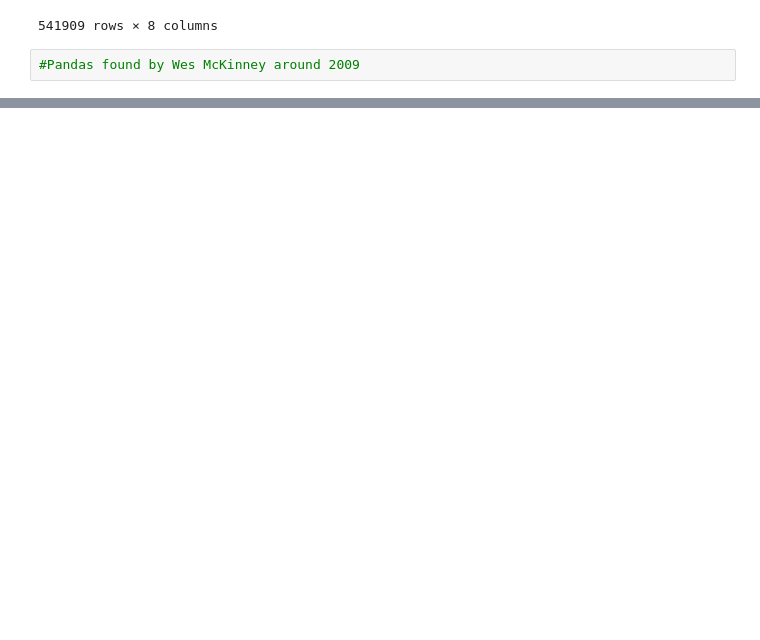
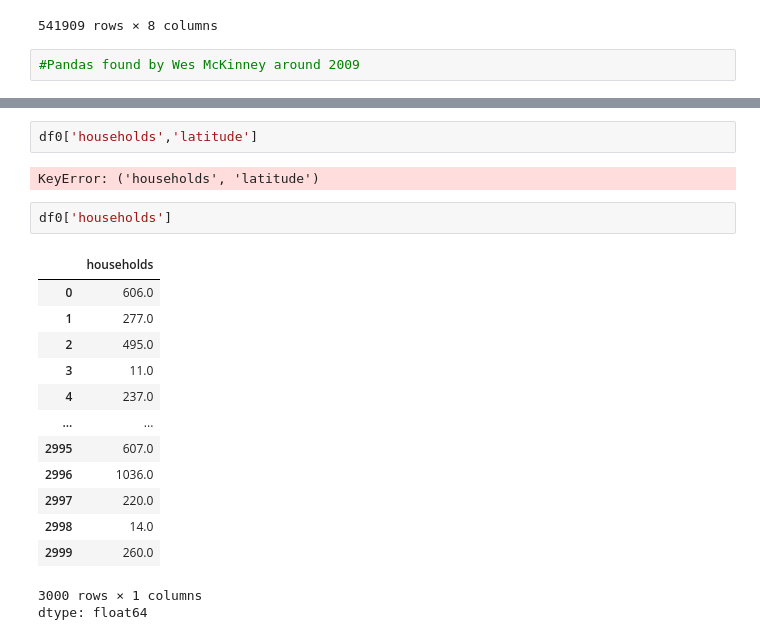
Before and after one commit to ualjeb/ITVedantWork, a Jupyter notebook: Work/DMS/NumpyPandas.ipynb, the cells around one changed output, grey strips where cells are left out. Cells and saved outputs as stored; diff of their text form; blank space fills up the shorter version.

```diff
--- a/Work/DMS/NumpyPandas.ipynb
+++ b/Work/DMS/NumpyPandas.ipynb
@@ -359,0 +408,21 @@ df0
+# %%
+df0['households','latitude']
+# %% [output]
+KeyError: ('households', 'latitude')
+# %%
+df0['households']
+# %% [output]
+|  | households |
+| 0 | 606.0 |
+| 1 | 277.0 |
+| 2 | 495.0 |
+| 3 | 11.0 |
+| 4 | 237.0 |
+| ... | ... |
+| 2995 | 607.0 |
+| 2996 | 1036.0 |
+| 2997 | 220.0 |
+| 2998 | 14.0 |
+| 2999 | 260.0 |
+3000 rows × 1 columns
+dtype: float64
```
Also changed, not shown: parts of 16 cells of this notebook, 11 other files.
